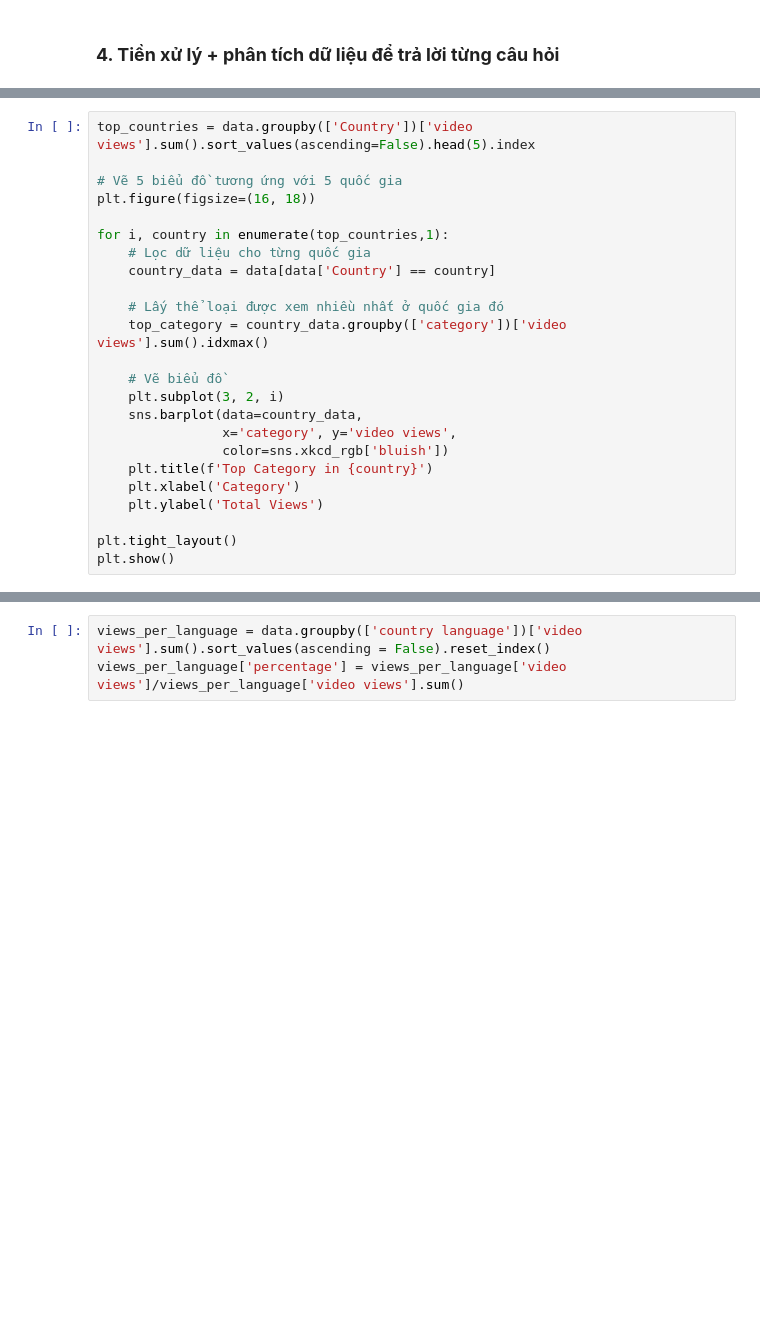
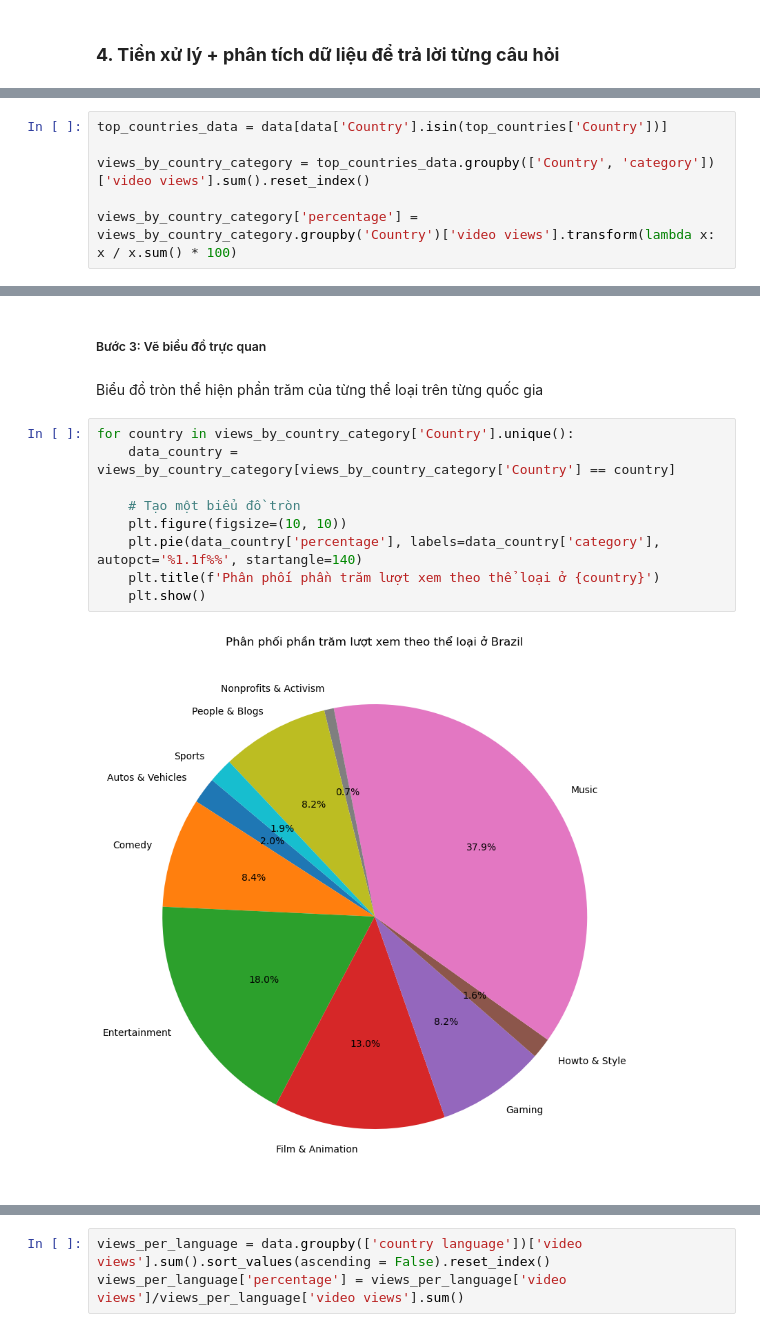
Before and after one commit to BaoDias2505/Final_Project_P4DS, a Jupyter notebook: 21127221_21127583.ipynb, the cells around one changed output, grey strips where cells are left out. Saved outputs shown, nothing was run; the diff lists cells and outputs as text; blank space fills up the shorter version.

```diff
--- a/21127221_21127583.ipynb
+++ b/21127221_21127583.ipynb
@@ -544,24 +519,0 @@ The `ci` parameter is deprecated. Use `errorbar=('ci', False)` for the same effe
-# %%
-top_countries = data.groupby(['Country'])['video views'].sum().sort_values(ascending=False).head(5).index
-
-# Vẽ 5 biểu đồ tương ứng với 5 quốc gia
-plt.figure(figsize=(16, 18))
-
-for i, country in enumerate(top_countries,1):
-    # Lọc dữ liệu cho từng quốc gia
-    country_data = data[data['Country'] == country]
-
-    # Lấy thể loại được xem nhiều nhất ở quốc gia đó
-    top_category = country_data.groupby(['category'])['video views'].sum().idxmax()
-
-    # Vẽ biểu đồ
-    plt.subplot(3, 2, i)
-    sns.barplot(data=country_data,
-                x='category', y='video views',
-                color=sns.xkcd_rgb['bluish'])
-    plt.title(f'Top Category in {country}')
-    plt.xlabel('Category')
-    plt.ylabel('Total Views')
-
-plt.tight_layout()
-plt.show()
@@ -573,0 +572,6 @@ Step 1:
+# %%
+top_countries_data = data[data['Country'].isin(top_countries['Country'])]
+
+views_by_country_category = top_countries_data.groupby(['Country', 'category'])['video views'].sum().reset_index()
+
+views_by_country_category['percentage'] = views_by_country_category.groupby('Country')['video views'].transform(lambda x: x / x.sum() * 100)
@@ -573,0 +600,15 @@ Step 1:
+# %% [markdown]
+##### Bước 3: Vẽ biểu đồ trực quan
+# %% [markdown]
+Biểu đồ tròn thể hiện phần trăm của từng thể loại trên từng quốc gia
+# %%
+for country in views_by_country_category['Country'].unique():
+    data_country = views_by_country_category[views_by_country_category['Country'] == country]
+
+    # Tạo một biểu đồ tròn
+    plt.figure(figsize=(10, 10))
+    plt.pie(data_country['percentage'], labels=data_country['category'], autopct='%1.1f%%', startangle=140)
+    plt.title(f'Phân phối phần trăm lượt xem theo thể loại ở {country}')
+    plt.show()
+# %% [output]
+[figure, added]
```
Also changed, not shown: parts of 44 cells of this notebook.
